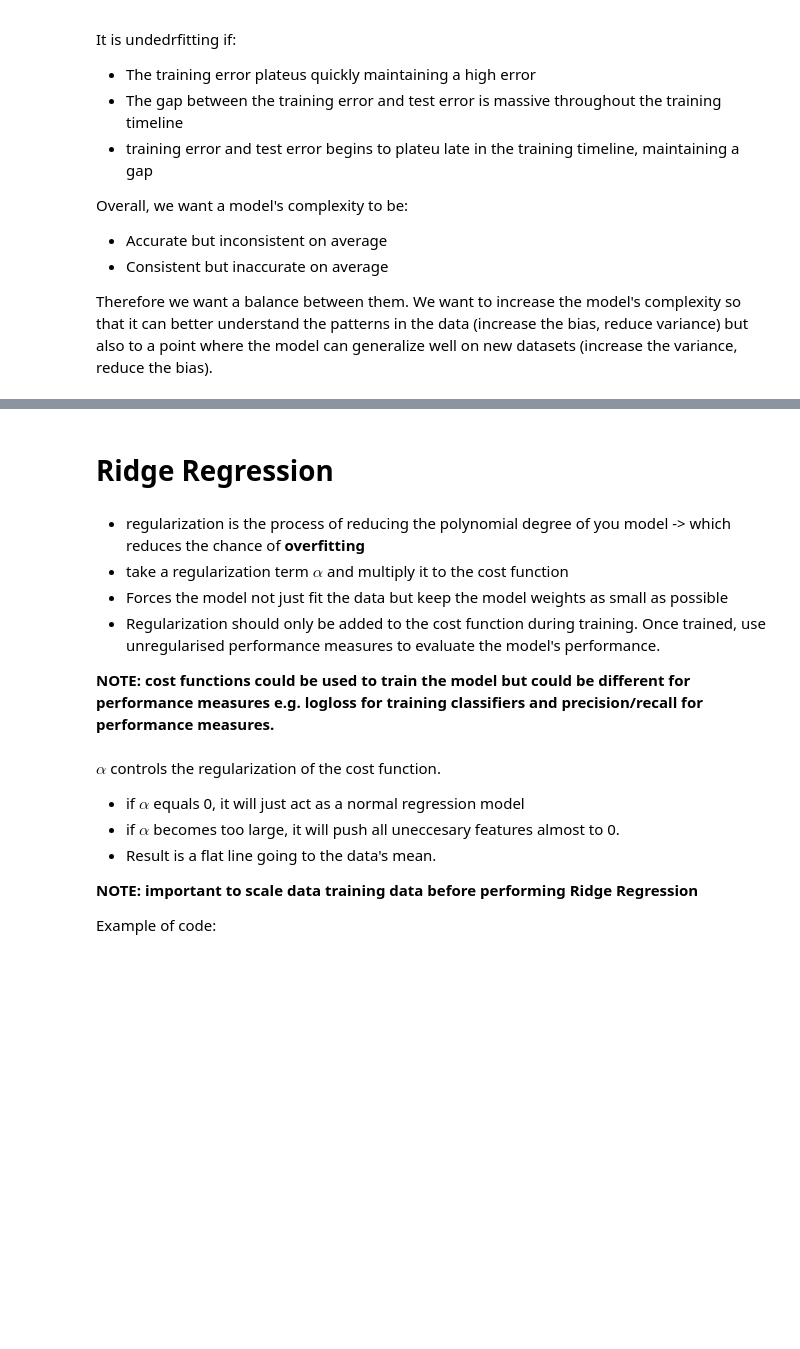
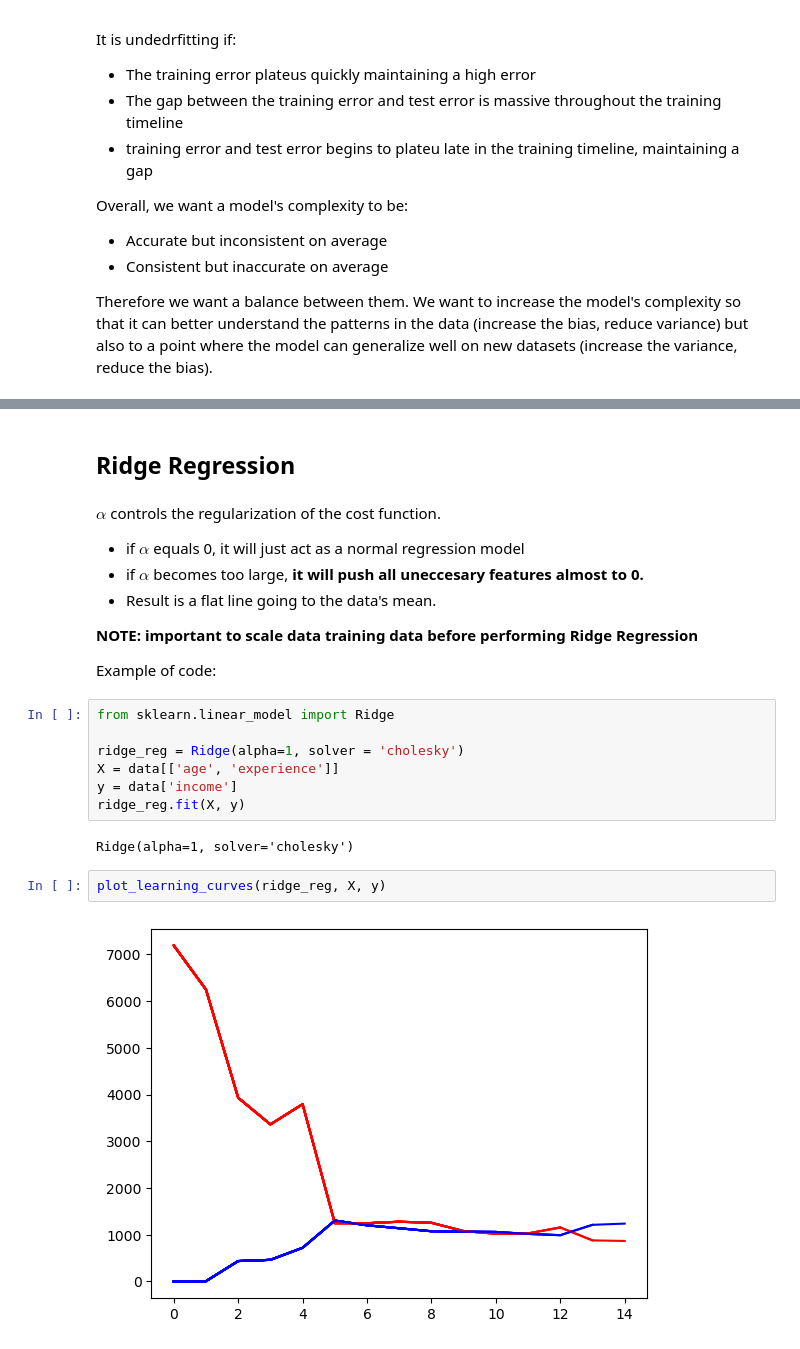
Before and after one commit to atreyu595/Regression-Knowledge-Base, a Jupyter notebook: Regression.ipynb, the cells around one changed output, grey strips where cells are left out. Saved outputs shown, nothing was run; the diff lists cells and outputs as text; blank space fills up the shorter version.

Commit message:
add regularization

```diff
--- a/Regression.ipynb
+++ b/Regression.ipynb
@@ -433,19 +442,25 @@ Therefore we want a balance between them. We want to increase the model's comple
 # %% [markdown]
-<h1>Ridge Regression</h1>
+<h2>Ridge Regression</h2>
-# %% [markdown]
-- regularization is the process of reducing the polynomial degree of you model -> which reduces the chance of <b>overfitting</b>
-- take a regularization term $\alpha$ and multiply it to the cost function
-- Forces the model not just fit the data but keep the model weights as small as possible
-- Regularization should only be added to the cost function during training. Once trained, use unregularised performance measures to evaluate the model's performance.
-
-<b>NOTE: cost functions could be used to train the model but could be different for performance measures e.g. logloss for training classifiers and precision/recall for performance measures.</b>
 # %% [markdown]
 $\alpha$ controls the regularization of the cost function.
 
 - if $\alpha$ equals 0, it will just act as a normal regression model
-- if $\alpha$ becomes too large, it will push all uneccesary features almost to 0.
+- if $\alpha$ becomes too large, <b>it will push all uneccesary features almost to 0.</b>
 - Result is a flat line going to the data's mean.
 
 <b>NOTE: important to scale data training data before performing Ridge Regression</b>
 
 Example of code:
+# %%
+from sklearn.linear_model import Ridge
+
+ridge_reg = Ridge(alpha=1, solver = 'cholesky')
+X = data[['age', 'experience']]
+y = data['income']
+ridge_reg.fit(X, y)
+# %% [output]
+Ridge(alpha=1, solver='cholesky')
+# %%
+plot_learning_curves(ridge_reg, X, y)
+# %% [output]
+[figure, added]
```
Also changed, not shown: parts of 16 cells of this notebook.
